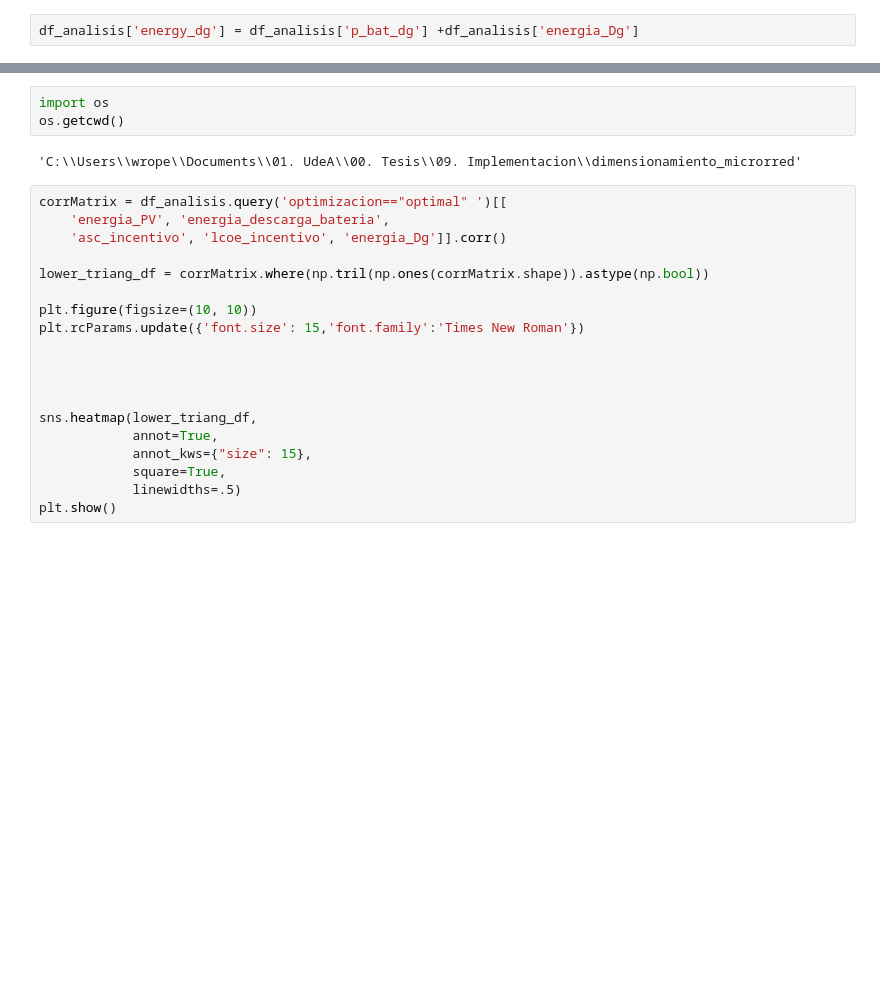
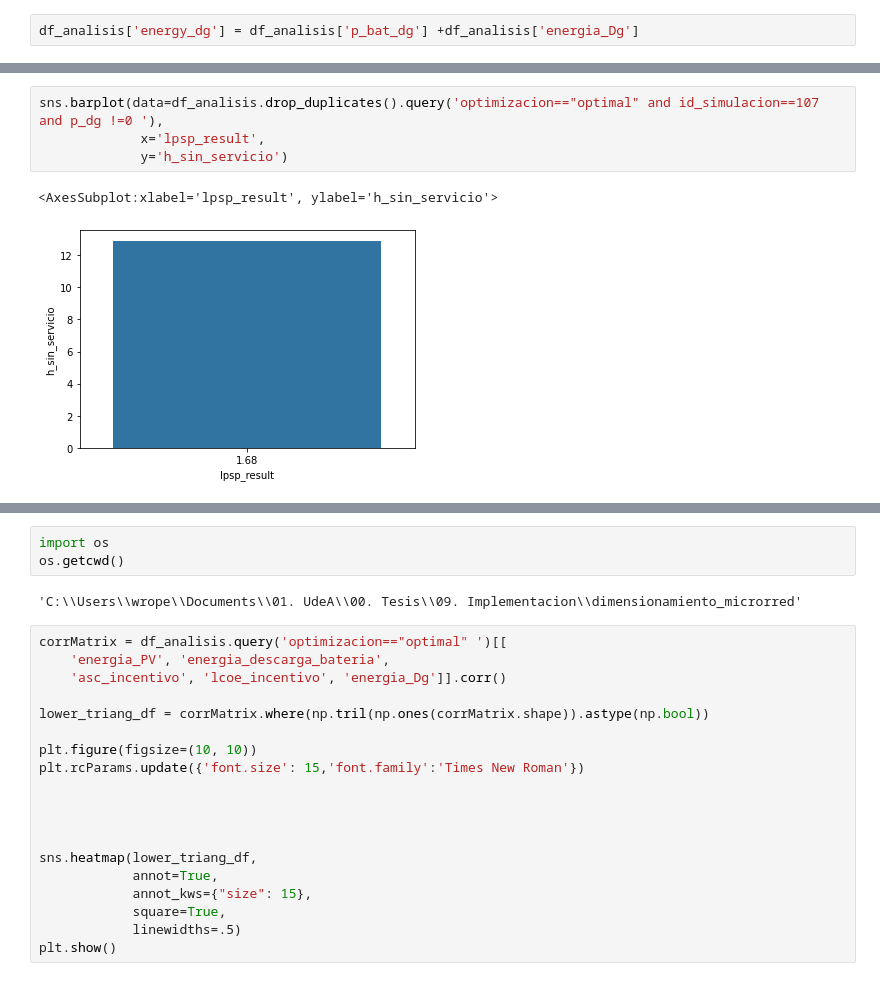
Before and after one commit to WRopero/dimensionamiento_microrred, a Jupyter notebook: preguntas_investigacion.ipynb, the cells around one changed output, grey strips where cells are left out. Saved outputs shown, nothing was run; the diff lists cells and outputs as text; blank space fills up the shorter version.

```diff
--- a/preguntas_investigacion.ipynb
+++ b/preguntas_investigacion.ipynb
@@ -103,0 +187,7 @@ df_analisis['energy_dg'] = df_analisis['p_bat_dg'] +df_analisis['energia_Dg']
+# %%
+sns.barplot(data=df_analisis.drop_duplicates().query('optimizacion=="optimal" and id_simulacion==107 and p_dg !=0 '),
+             x='lpsp_result',
+             y='h_sin_servicio')
+# %% [output]
+<AxesSubplot:xlabel='lpsp_result', ylabel='h_sin_servicio'>
+[figure, added]
```
Also changed, not shown: parts of 28 cells of this notebook, 16 other files.
